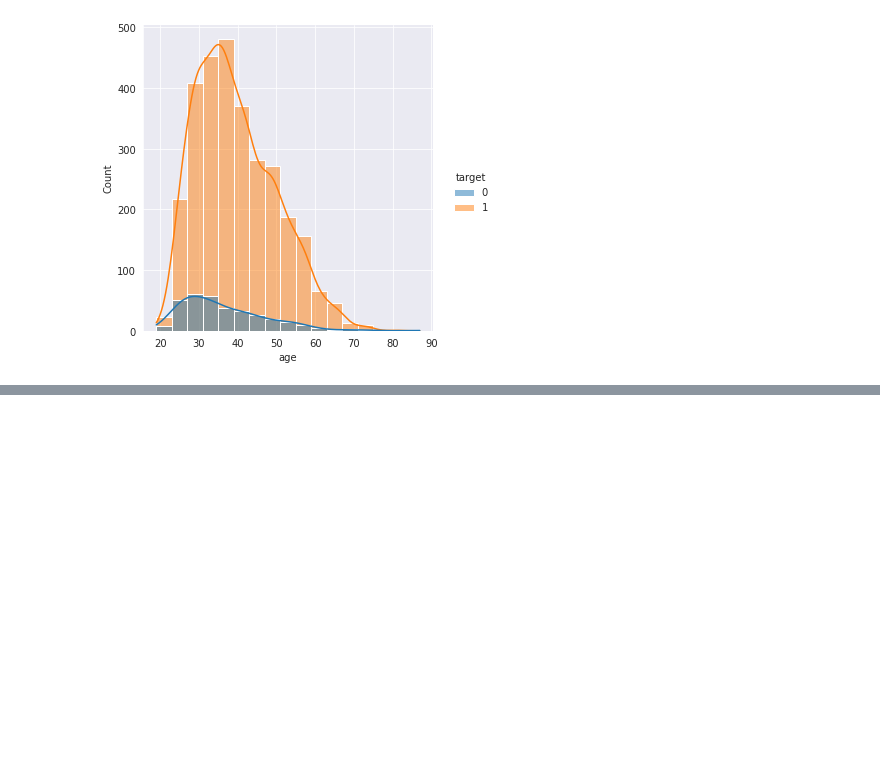
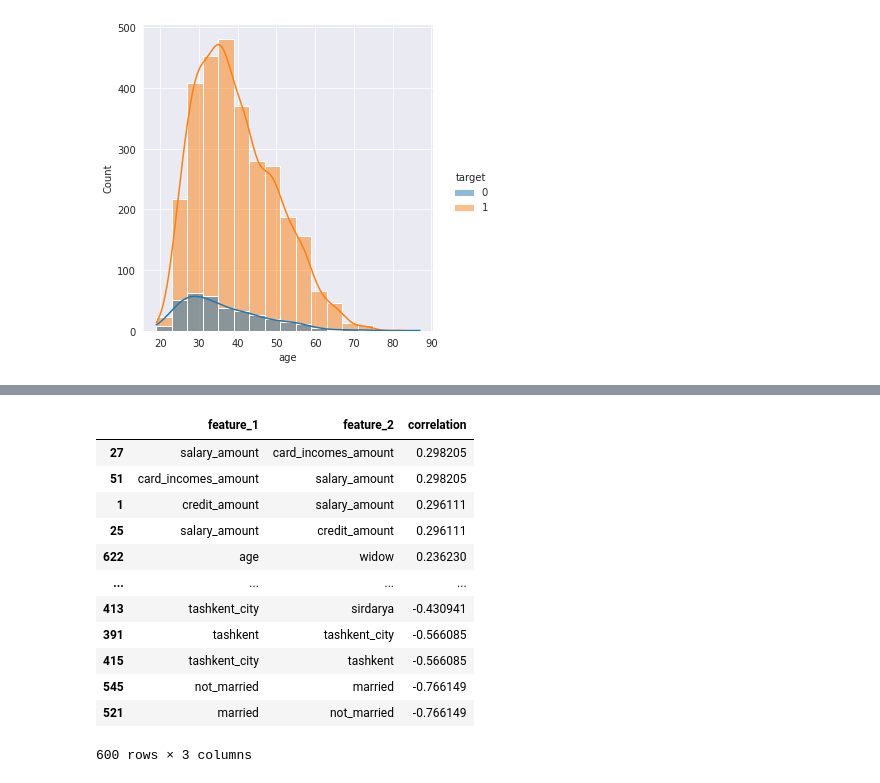
Before and after one commit to KomiljonNasrullaev/aliftech, a Jupyter notebook: notebooks/aliftech.ipynb, the cells around one changed output, grey strips where cells are left out. Saved outputs shown, nothing was run; the diff lists cells and outputs as text; code cells hidden in the pictures; blank space fills up the shorter version.

```diff
--- a/notebooks/aliftech.ipynb
+++ b/notebooks/aliftech.ipynb
@@ -504,0 +508,21 @@ data
+# %%
+# table with feature correlation
+corr_df = corr.unstack().reset_index() # Unstack correlation matrix
+corr_df.columns = ['feature_1','feature_2', 'correlation'] # rename columns
+corr_df.sort_values(by="correlation",ascending=False, inplace=True) # sort by correlation
+corr_df = corr_df[corr_df['feature_1'] != corr_df['feature_2']] # Remove self correlation
+corr_df
+# %% [output]
+|  | feature_1 | feature_2 | correlation |
+| 27 | salary_amount | card_incomes_amount | 0.298205 |
+| 51 | card_incomes_amount | salary_amount | 0.298205 |
+| 1 | credit_amount | salary_amount | 0.296111 |
+| 25 | salary_amount | credit_amount | 0.296111 |
+| 622 | age | widow | 0.236230 |
+| ... | ... | ... | ... |
+| 413 | tashkent_city | sirdarya | -0.430941 |
+| 391 | tashkent | tashkent_city | -0.566085 |
+| 415 | tashkent_city | tashkent | -0.566085 |
+| 545 | not_married | married | -0.766149 |
+| 521 | married | not_married | -0.766149 |
+600 rows × 3 columns
```
Also changed, not shown: parts of 53 cells of this notebook.
